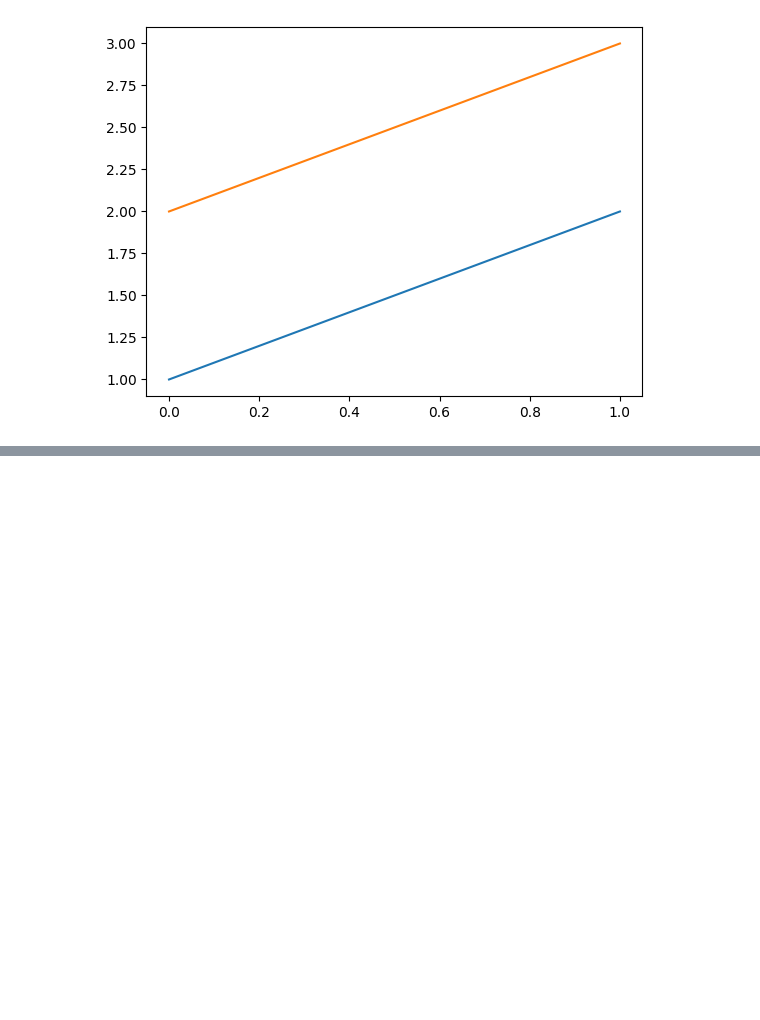
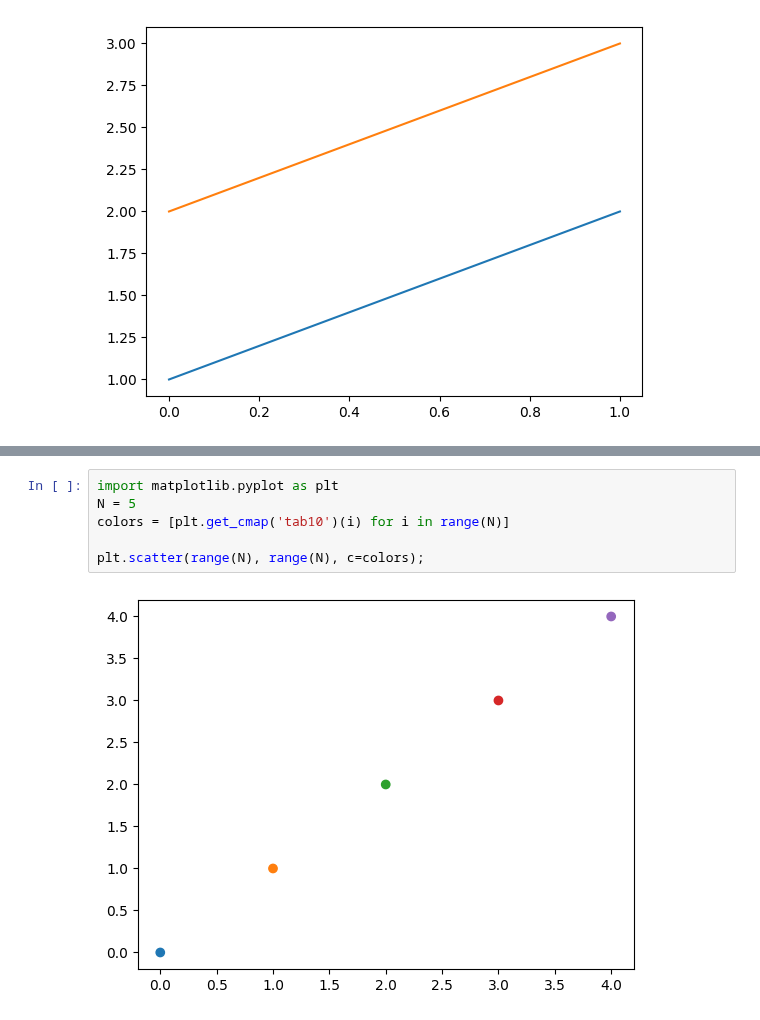
Before and after one commit to shpigelben/pure_pursuit, a Jupyter notebook: try.ipynb, the cells around one changed output, grey strips where cells are left out. Cells and saved outputs as stored; diff of their text form; blank space fills up the shorter version.

```diff
--- a/try.ipynb
+++ b/try.ipynb
@@ -31,0 +59,8 @@ plt.plot([[1,2],[2,3]])
+# %%
+import matplotlib.pyplot as plt
+N = 5
+colors = [plt.get_cmap('tab10')(i) for i in range(N)]
+
+plt.scatter(range(N), range(N), c=colors);
+# %% [output]
+[figure, added]
```
Also changed, not shown: parts of 3 cells of this notebook, 7 other files.
